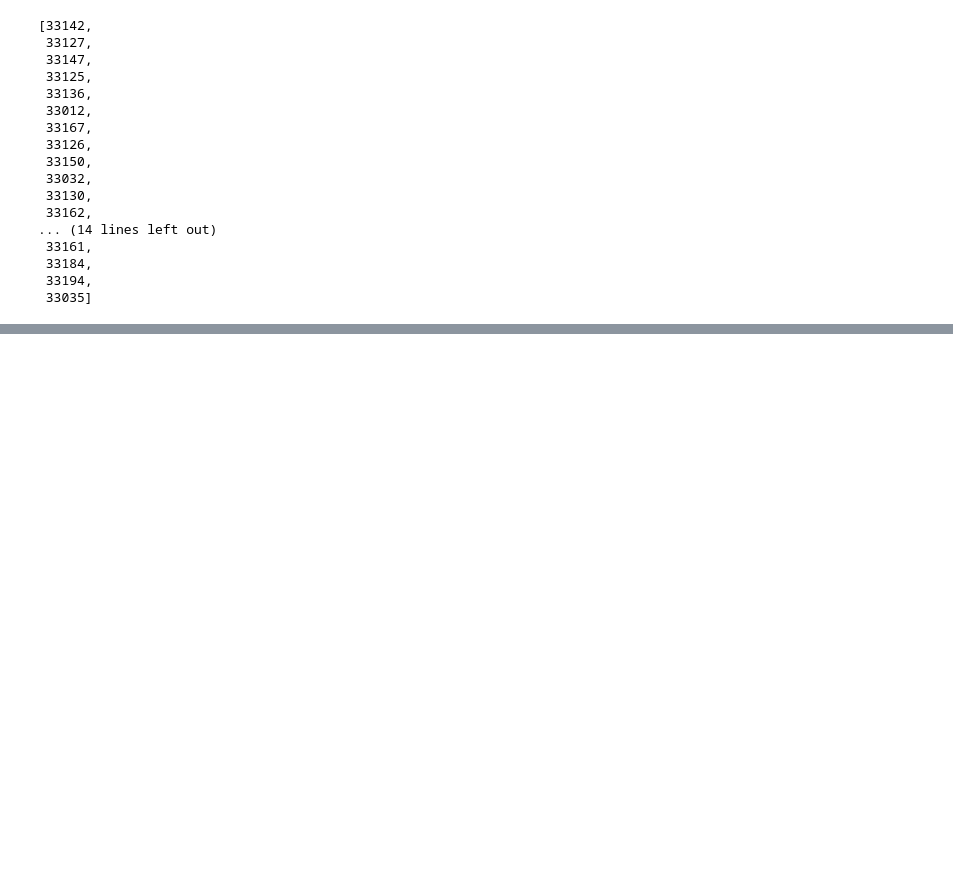
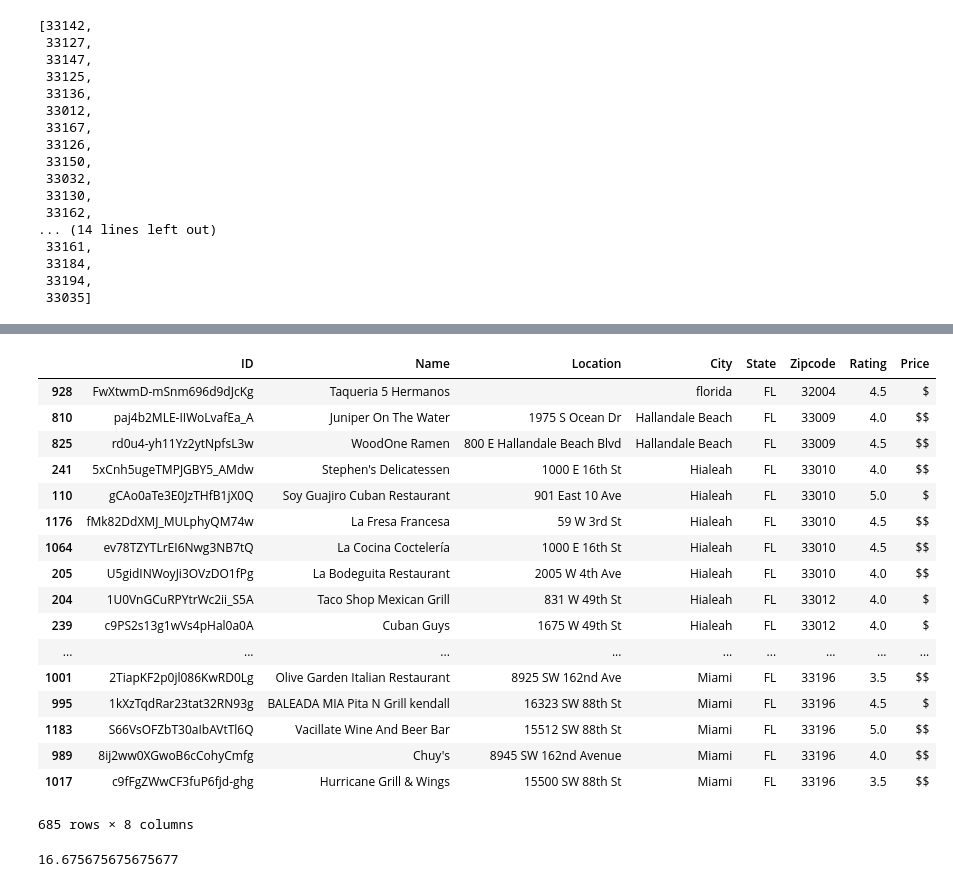
Before and after one commit to abrahambenaim/ETL-Project, a Jupyter notebook: Data/ETL_yelp_request-v2.ipynb, the cells around one changed output, grey strips where cells are left out. Saved outputs shown, nothing was run; the diff lists cells and outputs as text; code cells hidden in the pictures; blank space fills up the shorter version.

Commit message:
GO SAM GO! v2 works to get all the restaurants; final DF

```diff
--- a/Data/ETL_yelp_request-v2.ipynb
+++ b/Data/ETL_yelp_request-v2.ipynb
@@ -229,29 +125,17 @@ print("-----------------------------------")
 
 for zipc in zip_list:
     loc = zipc
-    output = get_restaurants(loc)
-#         print(output)
-#         restaurants.append(output)
+    results = get_restaurants(loc)
 
-#         For x in restaurants:
-    names.append(output[0])
-    streets.append(output[1])
-    cities.append(output[2])
-    states.append(output[3])
-    zipcodes.append(output[4])
-    ratings.append(output[5])
-    price.append(output[6])
-
-# # make exception for key errors
-#     except (KeyError, IndexError):
-#         output = [0,0,0,0,0,0,0]
-#         names.append(output[0])
-#         streets.append(output[1])
-#         cities.append(output[2])
-#         states.append(output[3])
-#         zipcodes.append(output[4])
-#         ratings.append(output[5])
-#         price.append(output[6])
+    for output in results:
+        id.append(output[7])
+        names.append(output[0])
+        streets.append(output[1])
+        cities.append(output[2])
+        states.append(output[3])
+        zipcodes.append(output[4])
+        ratings.append(output[5])
+        price.append(output[6])
 
 print("-----------------------------------")
 print("Data Retrieval Complete")
@@ -265,3 +163,25 @@ KeyError: 0
 # %%
 # Add columns for lat, lng, airport name, airport address, airport rating
-restaurants_df = pd.DataFrame({"Name": names,"Location": streets, "City": cities, "State": states, "Zipcode":zipcodes, "Rating": ratings,"Price": price})
+restaurants_df = pd.DataFrame({"ID": id, "Name": names,"Location": streets, "City": cities, "State": states, "Zipcode":zipcodes, "Rating": ratings,"Price": price})
+restaurants_df = restaurants_df.sort_values(by=["ID"])
+restaurants_clean = restaurants_df.drop_duplicates(subset="ID", keep="first")
+restaurants_clean.sort_values(by=["Zipcode"])
+# %% [output]
+|  | ID | Name | Location | City | State | Zipcode | Rating | Price |
+| 928 | FwXtwmD-mSnm696d9dJcKg | Taqueria 5 Hermanos |  | florida | FL | 32004 | 4.5 | $ |
+| 810 | paj4b2MLE-IIWoLvafEa_A | Juniper On The Water | 1975 S Ocean Dr | Hallandale Beach | FL | 33009 | 4.0 | $$ |
+| 825 | rd0u4-yh11Yz2ytNpfsL3w | WoodOne Ramen | 800 E Hallandale Beach Blvd | Hallandale Beach | FL | 33009 | 4.5 | $$ |
+| 241 | 5xCnh5ugeTMPJGBY5_AMdw | Stephen's Delicatessen | 1000 E 16th St | Hialeah | FL | 33010 | 4.0 | $$ |
+| 110 | gCAo0aTe3E0JzTHfB1jX0Q | Soy Guajiro Cuban Restaurant | 901 East 10 Ave | Hialeah | FL | 33010 | 5.0 | $ |
+| 1176 | fMk82DdXMJ_MULphyQM74w | La Fresa Francesa | 59 W 3rd St | Hialeah | FL | 33010 | 4.5 | $$ |
+| 1064 | ev78TZYTLrEI6Nwg3NB7tQ | La Cocina Coctelería | 1000 E 16th St | Hialeah | FL | 33010 | 4.5 | $$ |
+| 205 | U5gidINWoyJi3OVzDO1fPg | La Bodeguita Restaurant | 2005 W 4th Ave | Hialeah | FL | 33010 | 4.0 | $$ |
+| 204 | 1U0VnGCuRPYtrWc2ii_S5A | Taco Shop Mexican Grill | 831 W 49th St | Hialeah | FL | 33012 | 4.0 | $ |
+| 239 | c9PS2s13g1wVs4pHal0a0A | Cuban Guys | 1675 W 49th St | Hialeah | FL | 33012 | 4.0 | $ |
+| ... | ... | ... | ... | ... | ... | ... | ... | ... |
+| 1001 | 2TiapKF2p0jl086KwRD0Lg | Olive Garden Italian Restaurant | 8925 SW 162nd Ave | Miami | FL | 33196 | 3.5 | $$ |
+| 995 | 1kXzTqdRar23tat32RN93g | BALEADA MIA Pita N Grill kendall | 16323 SW 88th St | Miami | FL | 33196 | 4.5 | $ |
+| 1183 | S66VsOFZbT30aIbAVtTl6Q | Vacillate Wine And Beer Bar | 15512 SW 88th St | Miami | FL | 33196 | 5.0 | $$ |
+| 989 | 8ij2ww0XGwoB6cCohyCmfg | Chuy's | 8945 SW 162nd Avenue | Miami | FL | 33196 | 4.0 | $$ |
+| 1017 | c9fFgZWwCF3fuP6fjd-ghg | Hurricane Grill & Wings | 15500 SW 88th St | Miami | FL | 33196 | 3.5 | $$ |
+685 rows × 8 columns
@@ -274,2 +188,6 @@ restaurants_df
+# %%
+len(restaurants_df['Zipcode'])/len(set(restaurants_df['Zipcode']))
+# %% [output]
+16.675675675675677
 # %%
 # Save Data to csv
```
Also changed, not shown: parts of 6 cells of this notebook, 1 other file.
